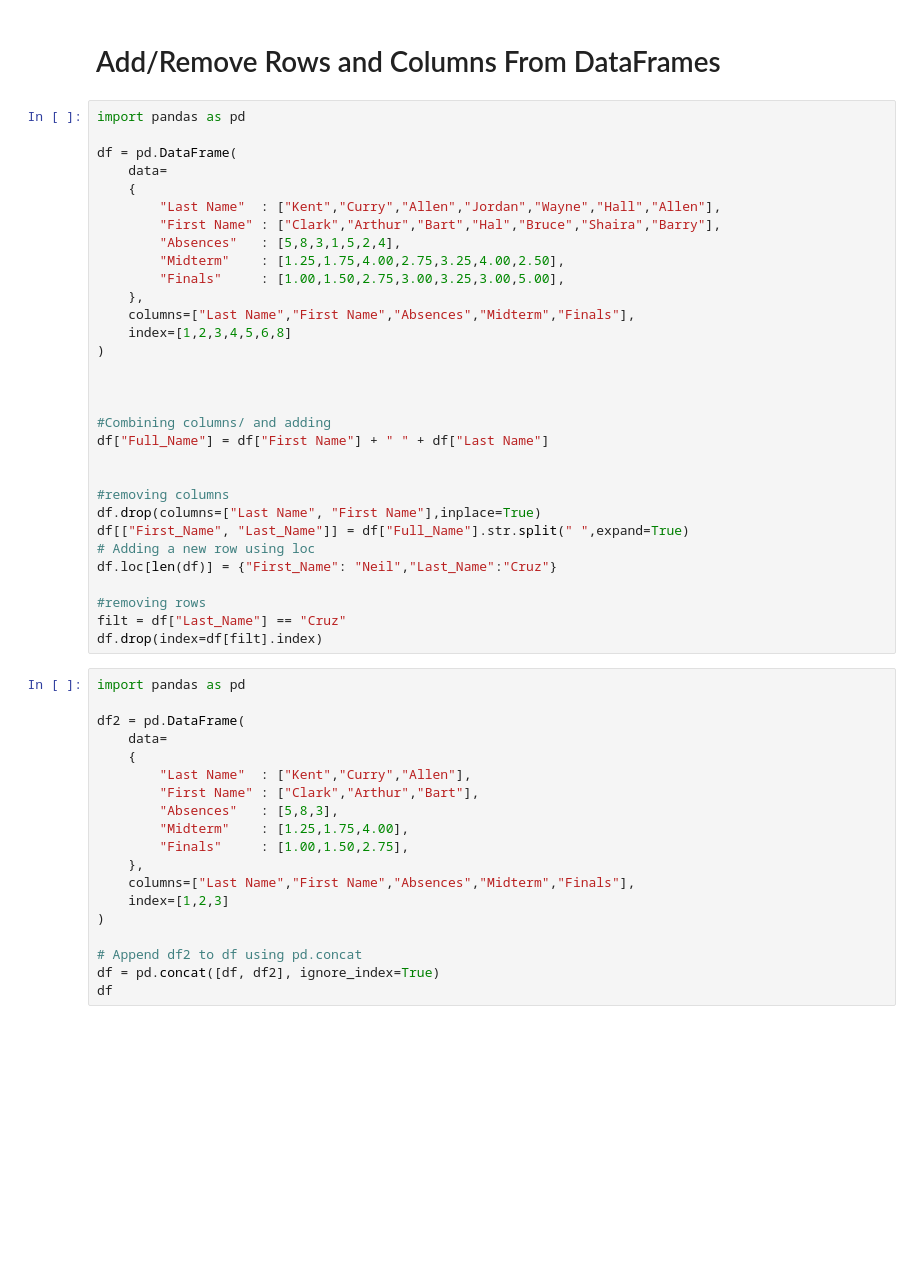
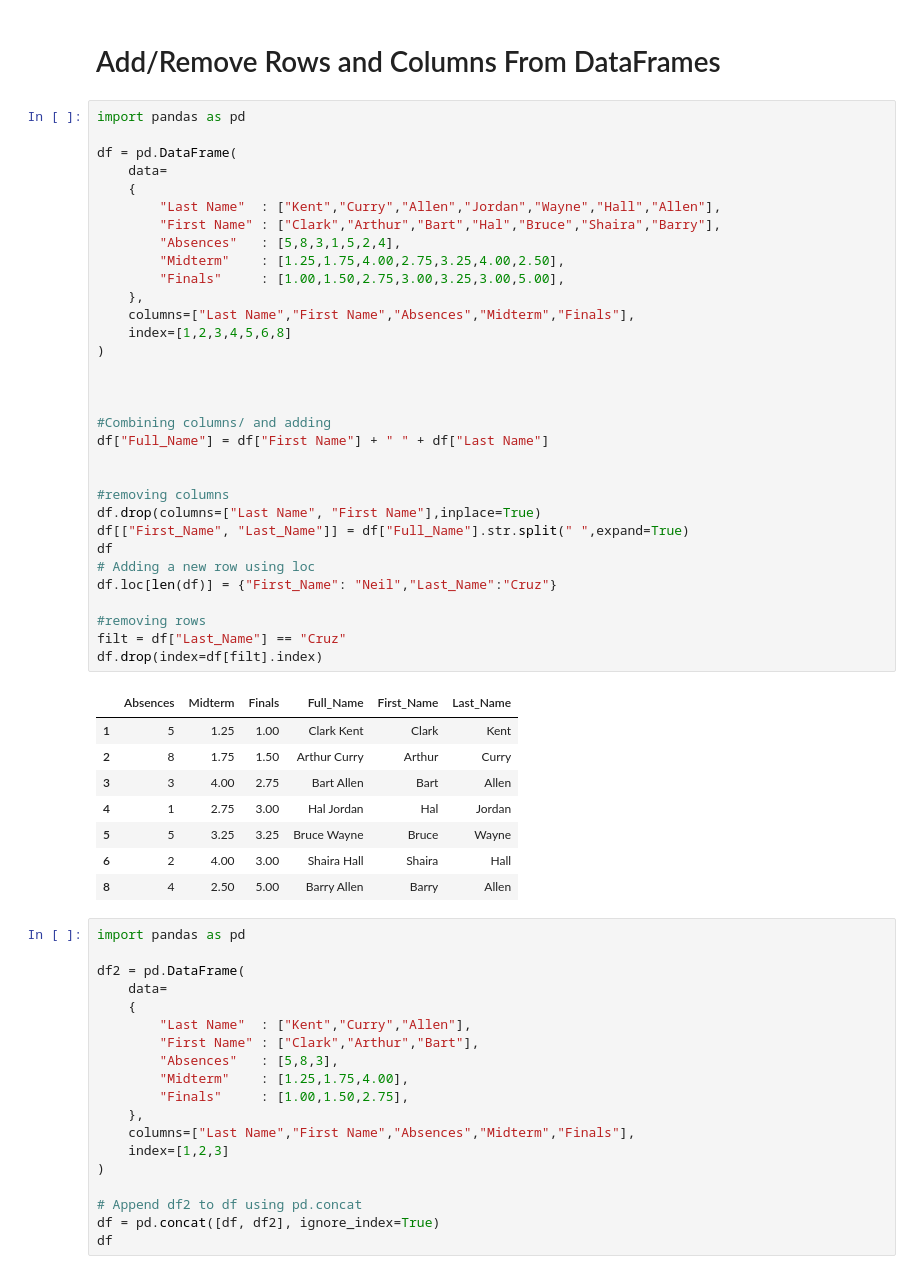
Before and after one commit to neilwaynecruz/neilwaynecruz, a Jupyter notebook: Pandas.ipynb, the cells around one changed output. Cells and saved outputs as stored; diff of their text form; blank space fills up the shorter version.

```diff
--- a/Pandas.ipynb
+++ b/Pandas.ipynb
@@ -274,33 +302,43 @@ df
 import pandas as pd
 
 df = pd.DataFrame(
     data=
     {
         "Last Name"  : ["Kent","Curry","Allen","Jordan","Wayne","Hall","Allen"],
         "First Name" : ["Clark","Arthur","Bart","Hal","Bruce","Shaira","Barry"],
         "Absences"   : [5,8,3,1,5,2,4],
         "Midterm"    : [1.25,1.75,4.00,2.75,3.25,4.00,2.50],
         "Finals"     : [1.00,1.50,2.75,3.00,3.25,3.00,5.00],
     },
     columns=["Last Name","First Name","Absences","Midterm","Finals"],
     index=[1,2,3,4,5,6,8]
 )
 
 
 
 #Combining columns/ and adding
 df["Full_Name"] = df["First Name"] + " " + df["Last Name"]
 
 
 #removing columns
 df.drop(columns=["Last Name", "First Name"],inplace=True)
 df[["First_Name", "Last_Name"]] = df["Full_Name"].str.split(" ",expand=True)
+df
 # Adding a new row using loc
 df.loc[len(df)] = {"First_Name": "Neil","Last_Name":"Cruz"}
 
 #removing rows
 filt = df["Last_Name"] == "Cruz"
 df.drop(index=df[filt].index)
+# %% [output]
+|  | Absences | Midterm | Finals | Full_Name | First_Name | Last_Name |
+| 1 | 5 | 1.25 | 1.00 | Clark Kent | Clark | Kent |
+| 2 | 8 | 1.75 | 1.50 | Arthur Curry | Arthur | Curry |
+| 3 | 3 | 4.00 | 2.75 | Bart Allen | Bart | Allen |
+| 4 | 1 | 2.75 | 3.00 | Hal Jordan | Hal | Jordan |
+| 5 | 5 | 3.25 | 3.25 | Bruce Wayne | Bruce | Wayne |
+| 6 | 2 | 4.00 | 3.00 | Shaira Hall | Shaira | Hall |
+| 8 | 4 | 2.50 | 5.00 | Barry Allen | Barry | Allen |
 # %%
 import pandas as pd
 
```
Also changed, not shown: parts of 2 cells of this notebook, 2 other files.
